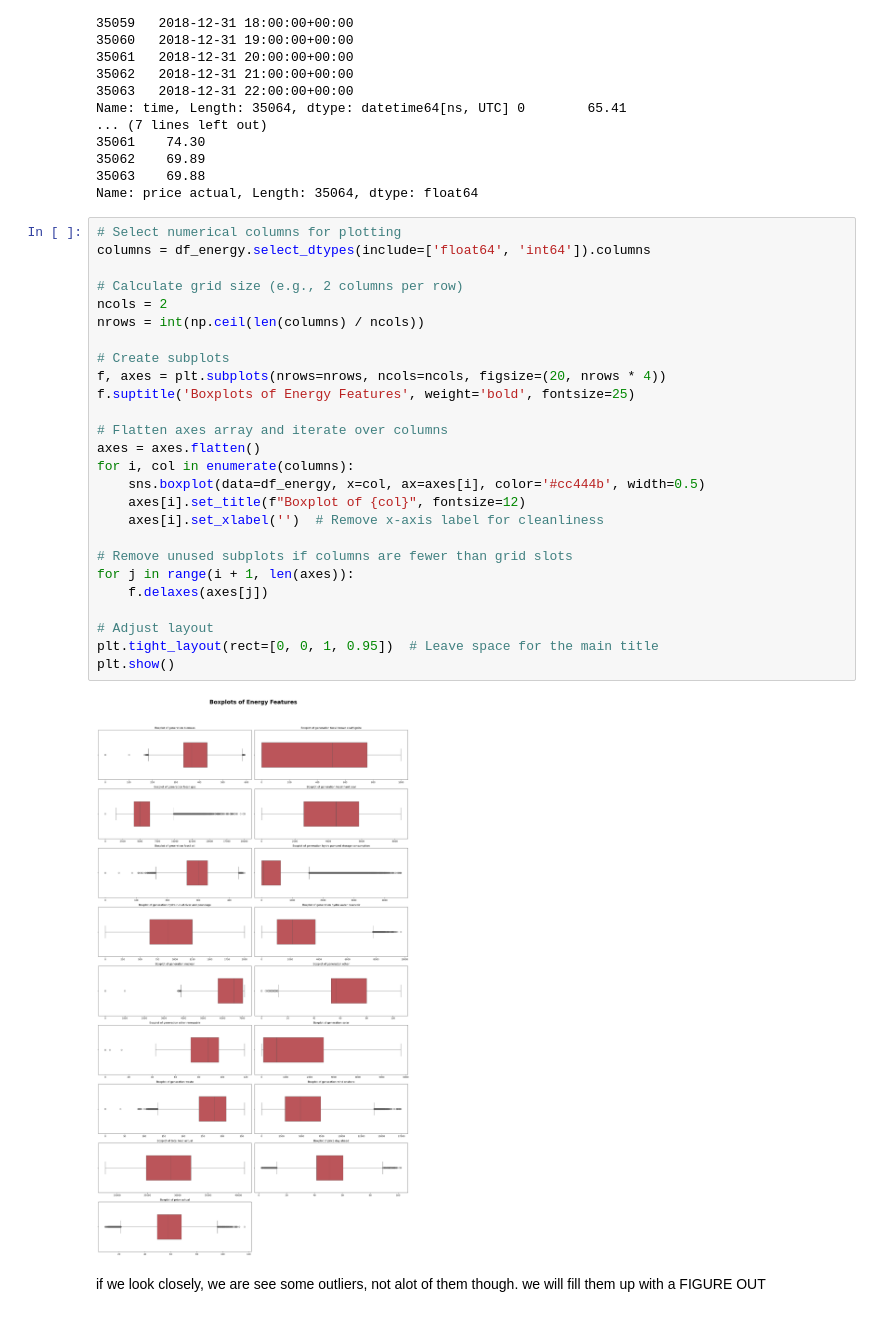
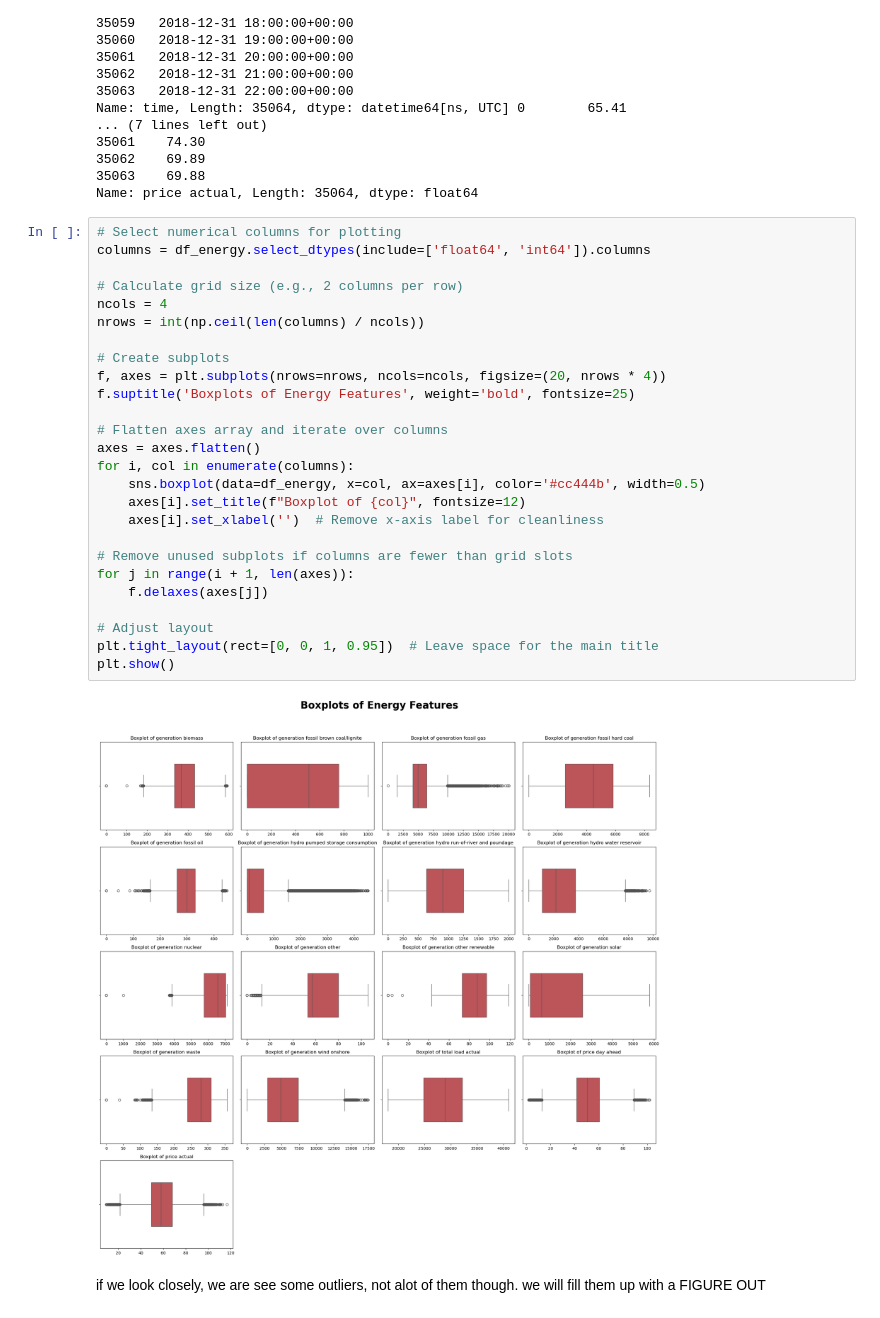
Before and after one commit to nirdagan22/datascience_project, a Jupyter notebook: datascience_project.ipynb, the cells around one changed output. Saved outputs shown, nothing was run; the diff lists cells and outputs as text.

```diff
--- a/datascience_project.ipynb
+++ b/datascience_project.ipynb
@@ -120,31 +120,31 @@ Name: price actual, Length: 35064, dtype: float64
 # %%
 # Select numerical columns for plotting
 columns = df_energy.select_dtypes(include=['float64', 'int64']).columns
 
 # Calculate grid size (e.g., 2 columns per row)
-ncols = 2
+ncols = 4
 nrows = int(np.ceil(len(columns) / ncols))
 
 # Create subplots
 f, axes = plt.subplots(nrows=nrows, ncols=ncols, figsize=(20, nrows * 4))
 f.suptitle('Boxplots of Energy Features', weight='bold', fontsize=25)
 
 # Flatten axes array and iterate over columns
 axes = axes.flatten()
 for i, col in enumerate(columns):
     sns.boxplot(data=df_energy, x=col, ax=axes[i], color='#cc444b', width=0.5)
     axes[i].set_title(f"Boxplot of {col}", fontsize=12)
     axes[i].set_xlabel('')  # Remove x-axis label for cleanliness
 
 # Remove unused subplots if columns are fewer than grid slots
 for j in range(i + 1, len(axes)):
     f.delaxes(axes[j])
 
 # Adjust layout
 plt.tight_layout(rect=[0, 0, 1, 0.95])  # Leave space for the main title
 plt.show()
 # %% [output]
-[figure, old version]
+[figure, new version]
 # %% [markdown]
 if we look closely, we are see some outliers, not alot of them though. we will fill them up with a
 FIGURE OUT
```
Also changed, not shown: parts of 17 cells of this notebook, 1 other file.
